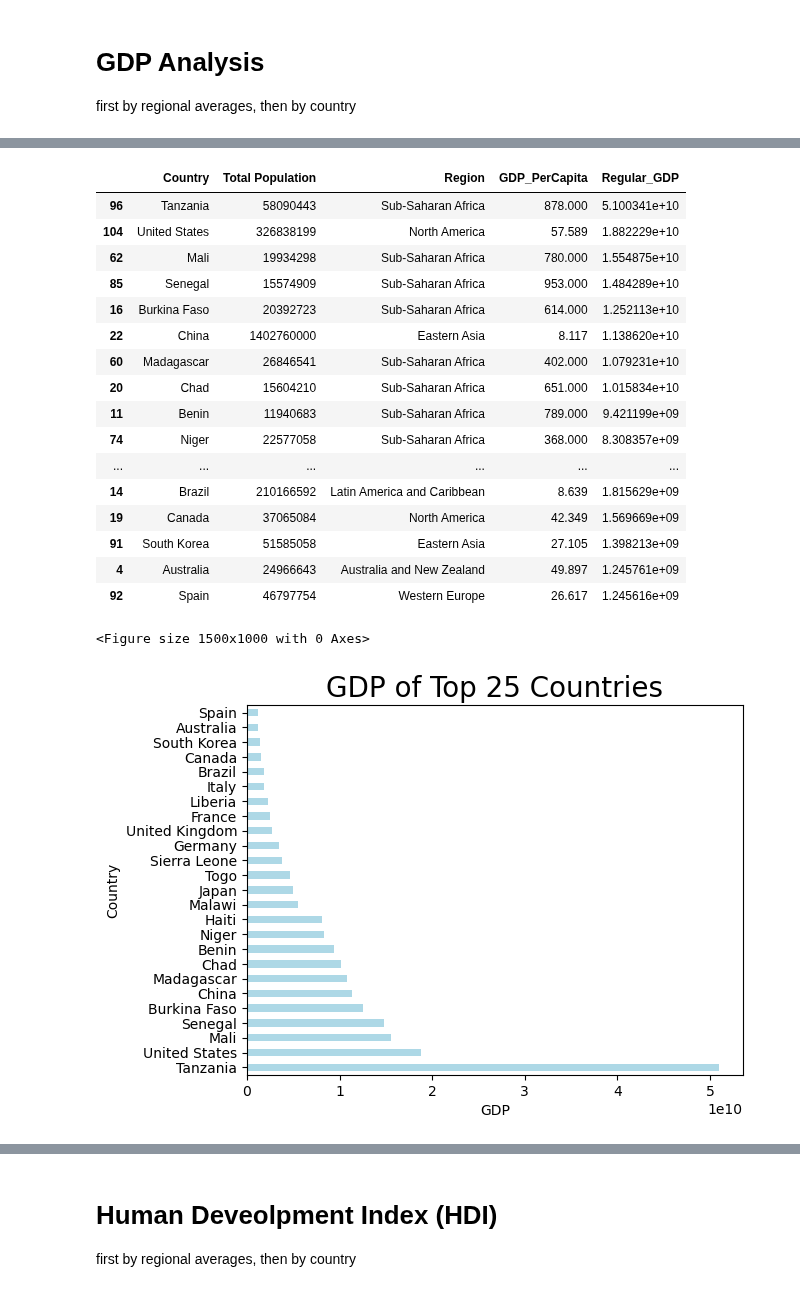
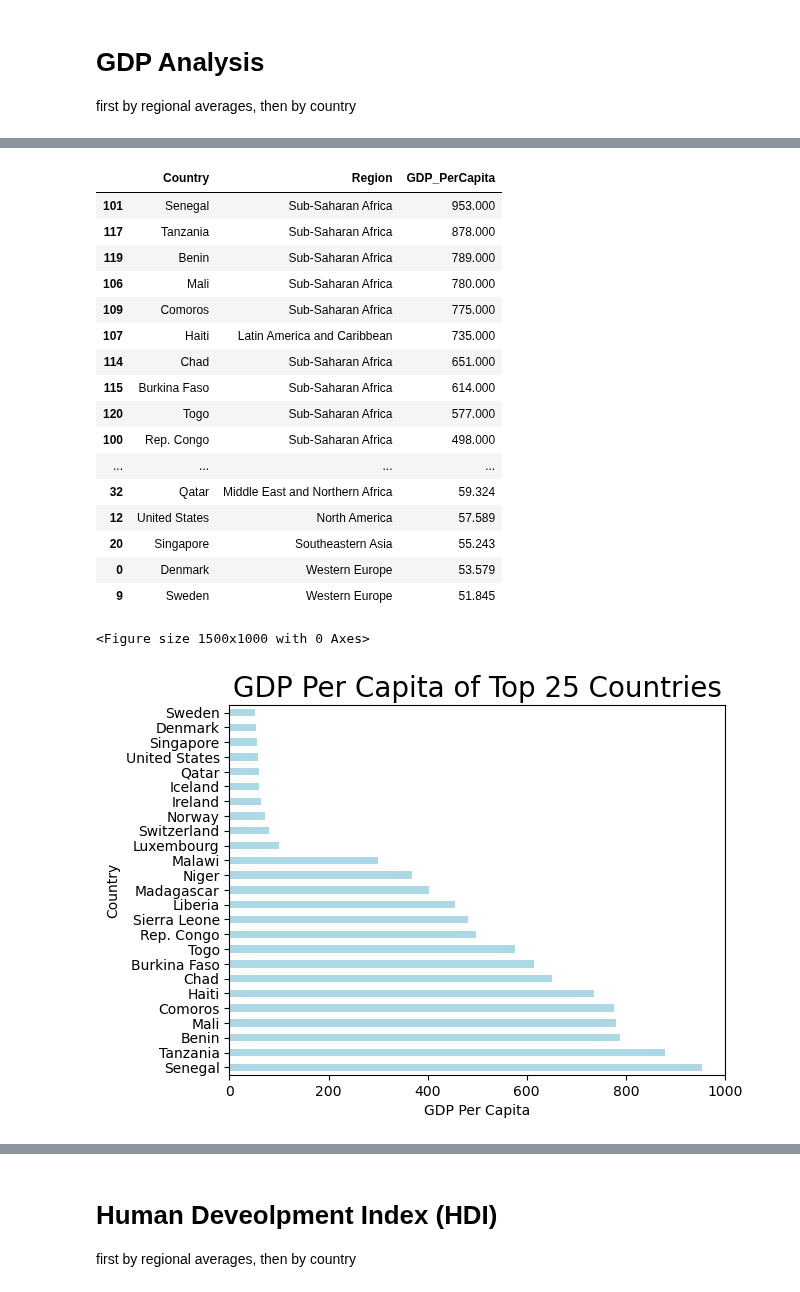
Before and after one commit to mattcaseycpa/project1, a Jupyter notebook: project.ipynb, the cells around one changed output, grey strips where cells are left out. Cells and saved outputs as stored; diff of their text form; code cells hidden in the pictures.

```diff
--- a/project.ipynb
+++ b/project.ipynb
@@ -140,4 +103,4 @@ print(merged_data[['Country', 'Total Population', 'Region', 'GDP_PerCapita', 'Re
 # %%
 #Analysing GDP
-gdp_df=merged_data[['Country', 'Total Population', 'Region', 'GDP_PerCapita', 'Regular_GDP']]
+gdp_df=data_df[["Country","Region","GDP_PerCapita"]].copy()
 gdp_df
@@ -184,38 +134,38 @@ Text(0, 0.5, 'GDP')
 # %%
-#top 25 GDP countries
-gdp=gdp_df.sort_values(["Regular_GDP"],ascending=False)
+#top 20 GDP countries
+gdp=gdp_df.sort_values(["GDP_PerCapita"],ascending=False)
 gdp.head(25)
 # %% [output]
-|  | Country | Total Population | Region | GDP_PerCapita | Regular_GDP |
-| 96 | Tanzania | 58090443 | Sub-Saharan Africa | 878.000 | 5.100341e+10 |
-| 104 | United States | 326838199 | North America | 57.589 | 1.882229e+10 |
-| 62 | Mali | 19934298 | Sub-Saharan Africa | 780.000 | 1.554875e+10 |
-| 85 | Senegal | 15574909 | Sub-Saharan Africa | 953.000 | 1.484289e+10 |
-| 16 | Burkina Faso | 20392723 | Sub-Saharan Africa | 614.000 | 1.252113e+10 |
-| 22 | China | 1402760000 | Eastern Asia | 8.117 | 1.138620e+10 |
-| 60 | Madagascar | 26846541 | Sub-Saharan Africa | 402.000 | 1.079231e+10 |
-| 20 | Chad | 15604210 | Sub-Saharan Africa | 651.000 | 1.015834e+10 |
-| 11 | Benin | 11940683 | Sub-Saharan Africa | 789.000 | 9.421199e+09 |
-| 74 | Niger | 22577058 | Sub-Saharan Africa | 368.000 | 8.308357e+09 |
-| ... | ... | ... | ... | ... | ... |
-| 14 | Brazil | 210166592 | Latin America and Caribbean | 8.639 | 1.815629e+09 |
-| 19 | Canada | 37065084 | North America | 42.349 | 1.569669e+09 |
-| 91 | South Korea | 51585058 | Eastern Asia | 27.105 | 1.398213e+09 |
-| 4 | Australia | 24966643 | Australia and New Zealand | 49.897 | 1.245761e+09 |
-| 92 | Spain | 46797754 | Western Europe | 26.617 | 1.245616e+09 |
+|  | Country | Region | GDP_PerCapita |
+| 101 | Senegal | Sub-Saharan Africa | 953.000 |
+| 117 | Tanzania | Sub-Saharan Africa | 878.000 |
+| 119 | Benin | Sub-Saharan Africa | 789.000 |
+| 106 | Mali | Sub-Saharan Africa | 780.000 |
+| 109 | Comoros | Sub-Saharan Africa | 775.000 |
+| 107 | Haiti | Latin America and Caribbean | 735.000 |
+| 114 | Chad | Sub-Saharan Africa | 651.000 |
+| 115 | Burkina Faso | Sub-Saharan Africa | 614.000 |
+| 120 | Togo | Sub-Saharan Africa | 577.000 |
+| 100 | Rep. Congo | Sub-Saharan Africa | 498.000 |
+| ... | ... | ... | ... |
+| 32 | Qatar | Middle East and Northern Africa | 59.324 |
+| 12 | United States | North America | 57.589 |
+| 20 | Singapore | Southeastern Asia | 55.243 |
+| 0 | Denmark | Western Europe | 53.579 |
+| 9 | Sweden | Western Europe | 51.845 |
 # %%
 #chart top 25 countries by GDP
-gdp=gdp_df["Regular_GDP"]
+gdp=gdp_df["GDP_PerCapita"]
 country=gdp_df["Country"]
 
 plt.figure(figsize=(15, 10))
-top_25_countries = gdp_df.nlargest(25, 'Regular_GDP')
-top_25_countries.plot(kind='barh', x='Country', y='Regular_GDP', color='lightblue', legend=False)
-plt.title('GDP of Top 25 Countries', fontsize=20)
-plt.xlabel('GDP')
+top_25_countries = gdp_df.nlargest(25, 'GDP_PerCapita')
+top_25_countries.plot(kind='barh', x='Country', y='GDP_PerCapita', color='lightblue', legend=False)
+plt.title('GDP Per Capita of Top 25 Countries', fontsize=20)
+plt.xlabel('GDP Per Capita')
 plt.ylabel('Country')
 plt.show()
 # %% [output]
 <Figure size 1500x1000 with 0 Axes>
-[figure, old version]
+[figure, new version]
 # %%
```
Also changed, not shown: parts of 9 cells of this notebook.
